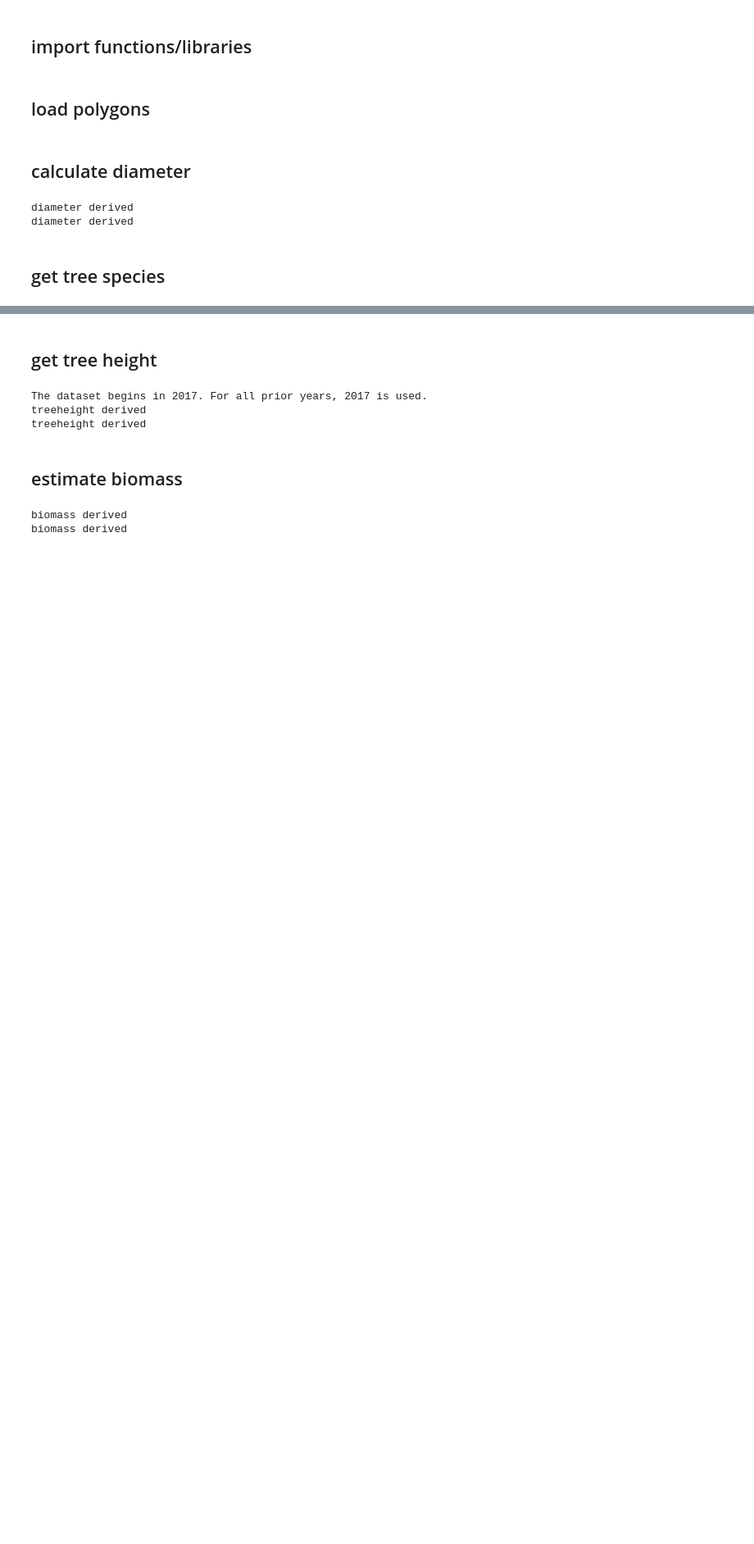
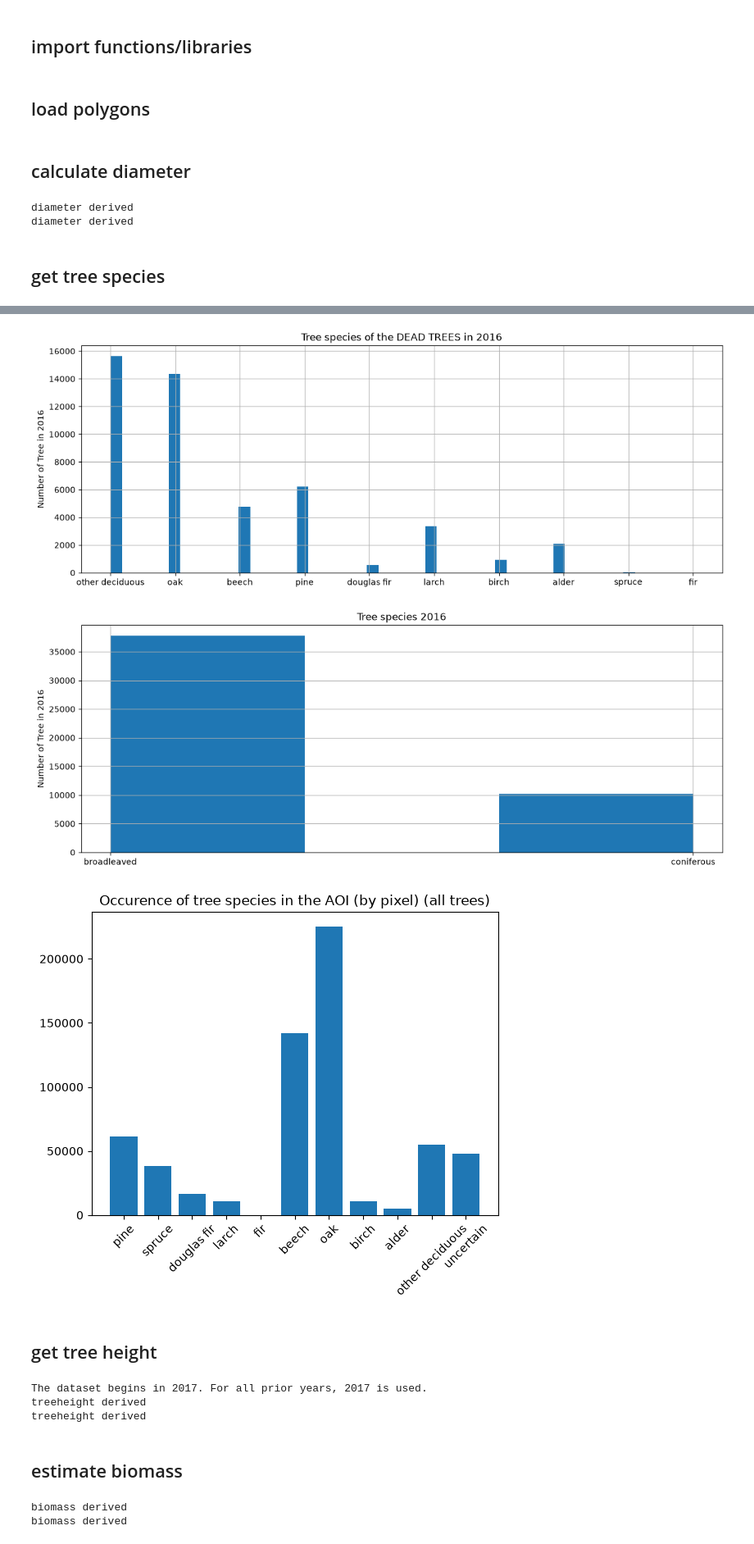
Before and after one commit to milesberberich/BiomassEstimation, a Jupyter notebook: analysis.ipynb, the cells around one changed output, grey strips where cells are left out. Shown at 82% size. Saved outputs shown, nothing was run; the diff lists cells and outputs as text; code cells hidden in the pictures; blank space fills up the shorter version.

```diff
--- a/analysis.ipynb
+++ b/analysis.ipynb
@@ -33,3 +40,21 @@ species derived
+# %%
+plot_species = True
+if plot_species:
+    trees21["treespecies"].hist(bins=50, figsize=(14,5))
+    plt.title("Tree species of the DEAD TREES in 2016")
+    plt.ylabel("Number of Tree in 2016")
+    plt.show()
+
+    trees21["treetype"].hist(bins=3, figsize=(14,5))
+    plt.title("Tree species 2016")
+    plt.ylabel("Number of Tree in 2016")
+    plt.show()
+
+    histogram_treespecies("/home/berberic/Documents/allometry/treespecies/treespecies_2016_bonn.tif")
+# %% [output]
+[figure, added]
+[figure, added]
+[figure, added]
 # %% [markdown]
 ## get tree height
 # %%
```
Also changed, not shown: parts of 8 cells of this notebook, 3 other files.
